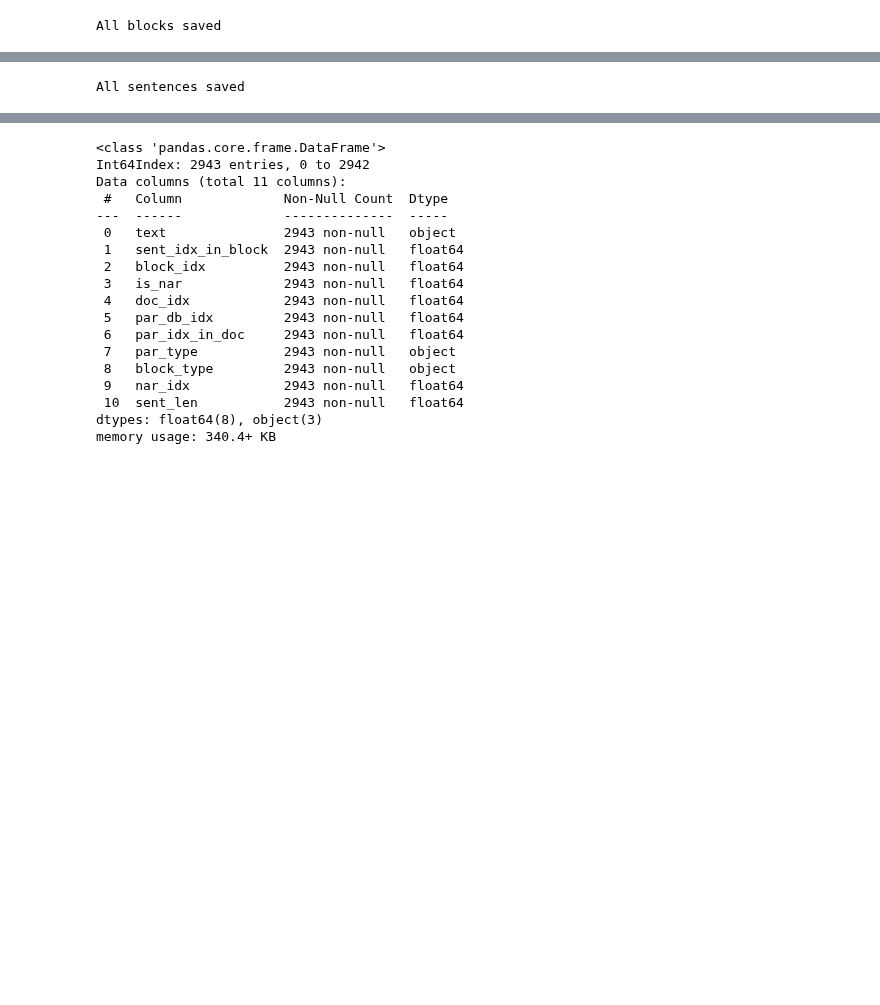
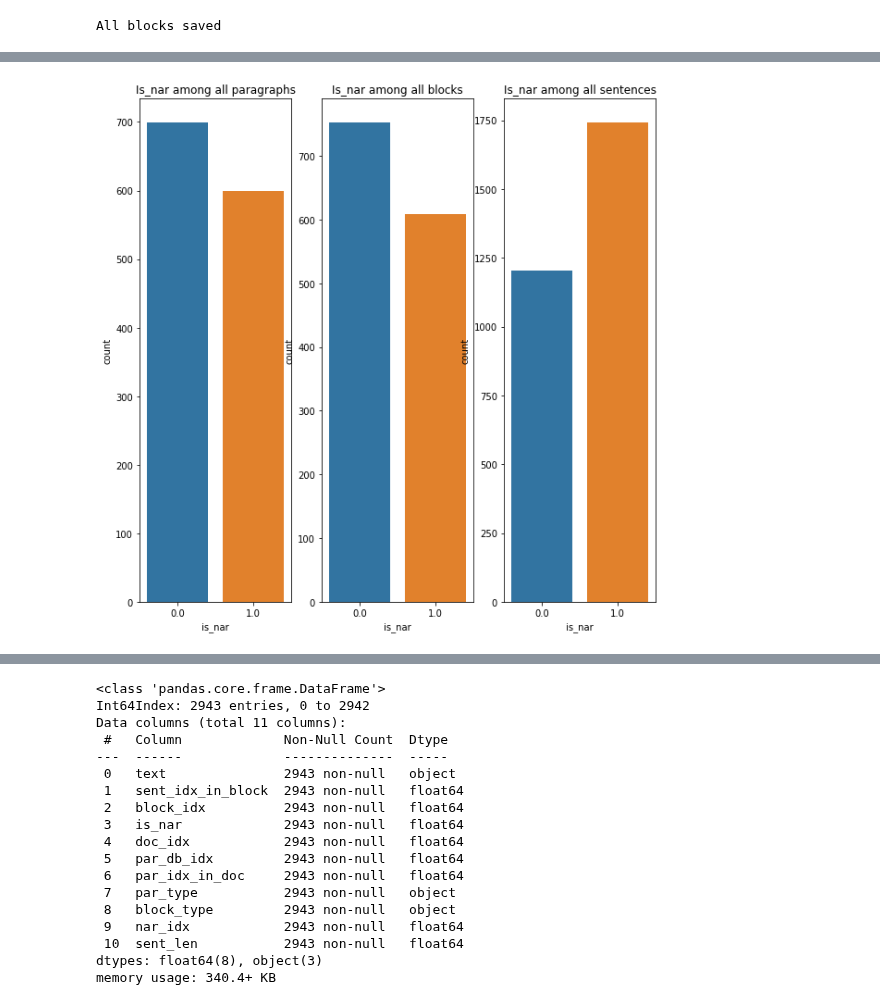
Before and after one commit to Sofy34/personal_strudy, a Jupyter notebook: thesis/01_parse_docs.ipynb, the cells around one changed output, grey strips where cells are left out. Saved outputs shown, nothing was run; the diff lists cells and outputs as text; code cells hidden in the pictures; blank space fills up the shorter version.

```diff
--- a/thesis/01_parse_docs.ipynb
+++ b/thesis/01_parse_docs.ipynb
@@ -82,4 +133,11 @@ sns.countplot(x='is_nar',data=doc_utils.block_db.query("par_type == 'client'")).
-# %%
-doc_utils.save_all_sentences()
-# %% [output]
-All sentences saved
+# %%
+import matplotlib.pyplot as plt
+
+fig, axes = plt.subplots(1, 3,figsize=(10, 10))
+ax = axes.ravel()
+sns.countplot(x='is_nar',data=doc_utils.plane_par_db,ax=ax[0]).set_title("Is_nar among all paragraphs")
+sns.countplot(x='is_nar',data=doc_utils.block_db,ax=ax[1]).set_title("Is_nar among all blocks")
+sns.countplot(x='is_nar',data=doc_utils.sent_db,ax=ax[2]).set_title("Is_nar among all sentences")
+plt.show();
+# %% [output]
+[figure, added]
```
Also changed, not shown: parts of 12 cells of this notebook, 2 other files.
